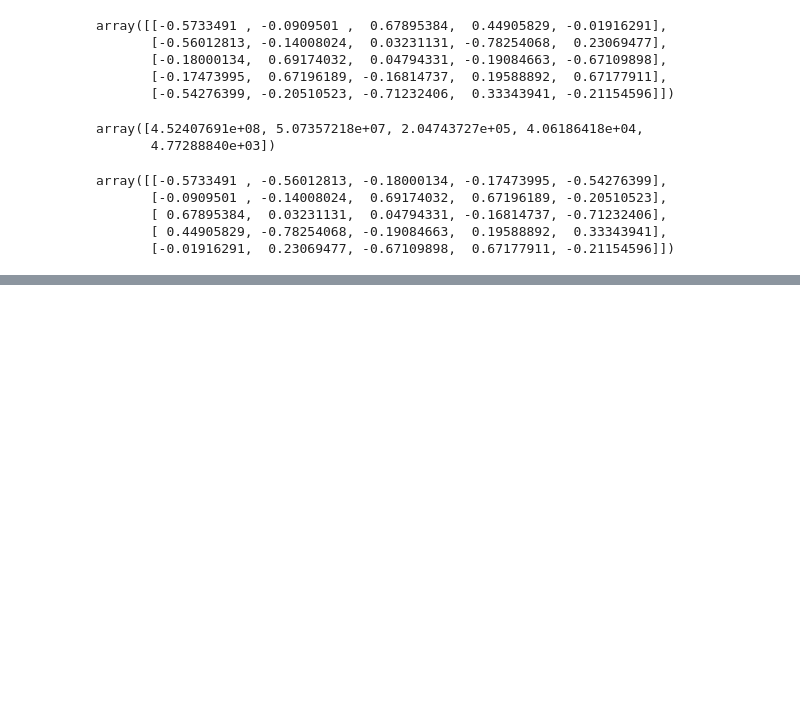
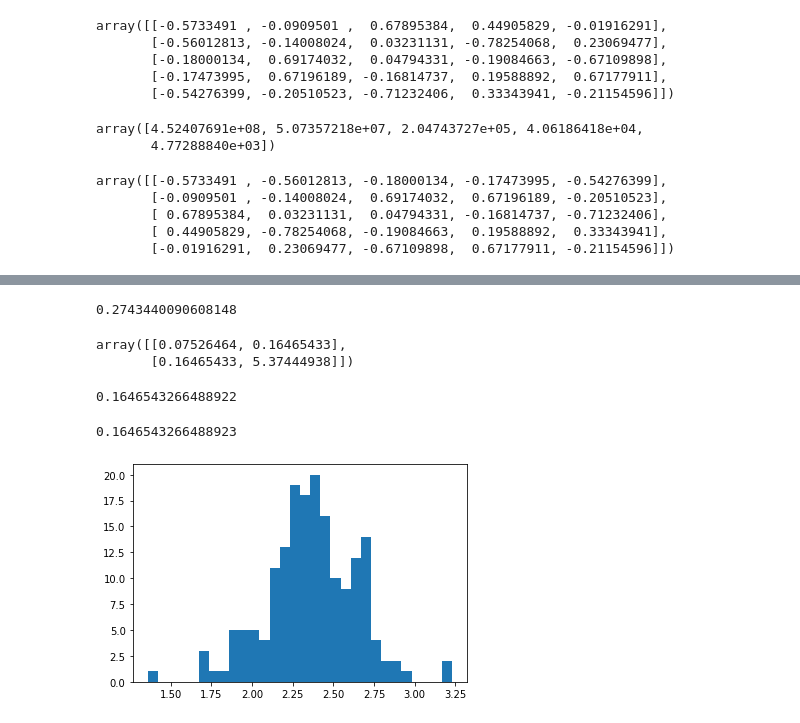
Before and after one commit to seoinhyeok96/python_data_class, a Jupyter notebook: 기초통계 수업 /4 days.ipynb, the cells around one changed output, grey strips where cells are left out. Saved outputs shown, nothing was run; the diff lists cells and outputs as text; code cells hidden in the pictures; blank space fills up the shorter version.

```diff
--- a/기초통계 수업 /4 days.ipynb
+++ b/기초통계 수업 /4 days.ipynb
@@ -154,3 +154,6 @@ array([[-0.5733491 , -0.56012813, -0.18000134, -0.17473995, -0.54276399],
        [ 0.67895384,  0.03231131,  0.04794331, -0.16814737, -0.71232406],
        [ 0.44905829, -0.78254068, -0.19084663,  0.19588892,  0.33343941],
        [-0.01916291,  0.23069477, -0.67109898,  0.67177911, -0.21154596]])
+# %%
+# 와인 데이터 불러오기
+df=pd.read_csv("wine.csv")
@@ -156,0 +221,5 @@ array([[-0.5733491 , -0.56012813, -0.18000134, -0.17473995, -0.54276399],
+# %%
+std_ash = var_ash**0.5
+print(std_ash)
+# %% [output]
+0.2743440090608148
@@ -156,0 +230,25 @@ array([[-0.5733491 , -0.56012813, -0.18000134, -0.17473995, -0.54276399],
+# %%
+np.cov(ash,ci)#cov 공분산
+# %% [output]
+array([[0.07526464, 0.16465433],
+       [0.16465433, 5.37444938]])
+# %%
+n = len(df['ash'])
+mean_ash = ash.mean()
+mean_ci = ci.mean()
+res= 0
+for i in range(0,n):
+    res += (ash[i]-mean_ash)*(ci[i]-mean_ci)
+covariance = res/(n-1)
+print(covariance)
+# %% [output]
+0.1646543266488922
+# %%
+((ash- mean_ash).T @ (ci- mean_ci)/(n-1))
+# %% [output]
+0.1646543266488923
+# %%
+plt.hist(df['ash'],bins=30)
+plt.show()
+# %% [output]
+[figure, added]
```
Also changed, not shown: parts of 12 cells of this notebook, 1 other file.
